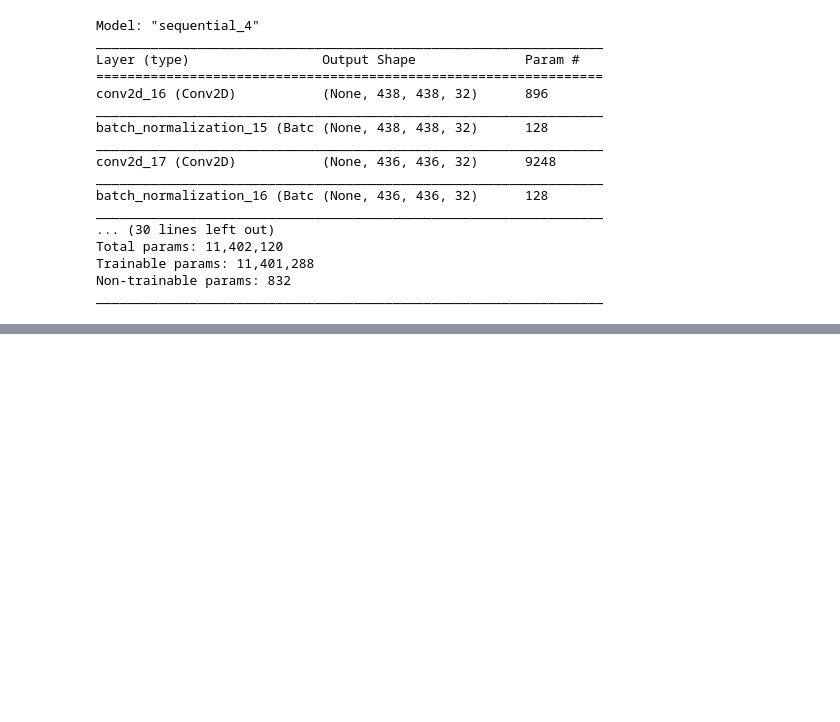
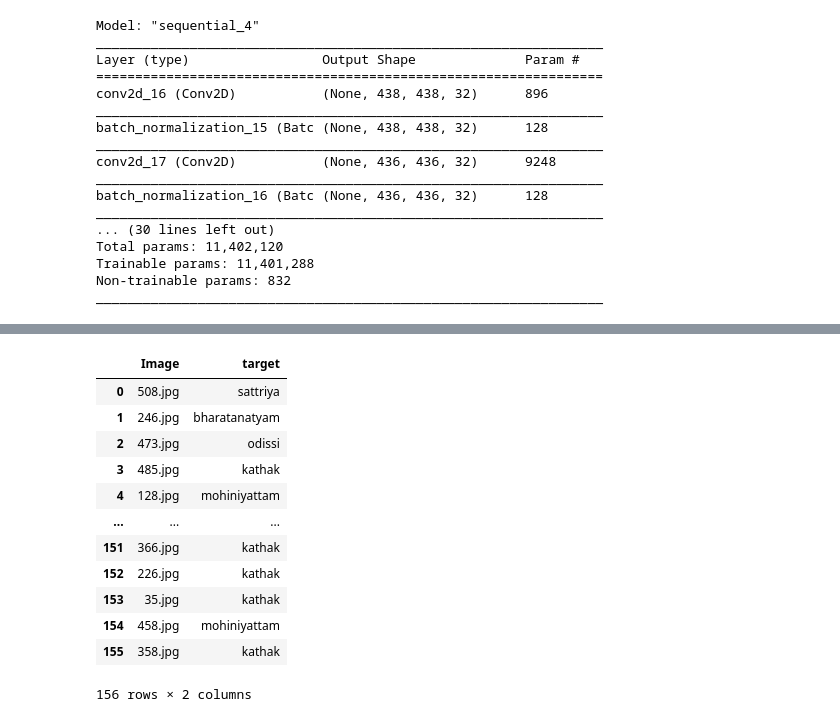
Before and after one commit to Mrutyunjay01/Identify-the-dance-form, a Jupyter notebook: EDA.ipynb, the cells around one changed output, grey strips where cells are left out. Drawn from its saved outputs; the diff is of its cells as text; code cells hidden in the pictures; blank space fills up the shorter version.

Commit message:
First submission obtained.

```diff
--- a/EDA.ipynb
+++ b/EDA.ipynb
@@ -373,0 +457,3 @@ Epoch 15/20
+# %%
+classes = traindf.target.unique()
+classes
@@ -373,0 +463,4 @@ Epoch 15/20
+# %%
+submission = [None] * len(predicted)
+for i in range(len(predicted)):
+    submission[i] = classes[predicted[i]]
@@ -373,0 +496,3 @@ Epoch 15/20
+# %%
+subn = pd.DataFrame()
+subn['Image'] = testdf.Image
@@ -373,0 +508,2 @@ Epoch 15/20
+# %%
+subn['target'] = submission
@@ -373,0 +519,16 @@ Epoch 15/20
+# %%
+subn
+# %% [output]
+|  | Image | target |
+| 0 | 508.jpg | sattriya |
+| 1 | 246.jpg | bharatanatyam |
+| 2 | 473.jpg | odissi |
+| 3 | 485.jpg | kathak |
+| 4 | 128.jpg | mohiniyattam |
+| ... | ... | ... |
+| 151 | 366.jpg | kathak |
+| 152 | 226.jpg | kathak |
+| 153 | 35.jpg | kathak |
+| 154 | 458.jpg | mohiniyattam |
+| 155 | 358.jpg | kathak |
+156 rows × 2 columns
```
Also changed, not shown: parts of 29 cells of this notebook.
